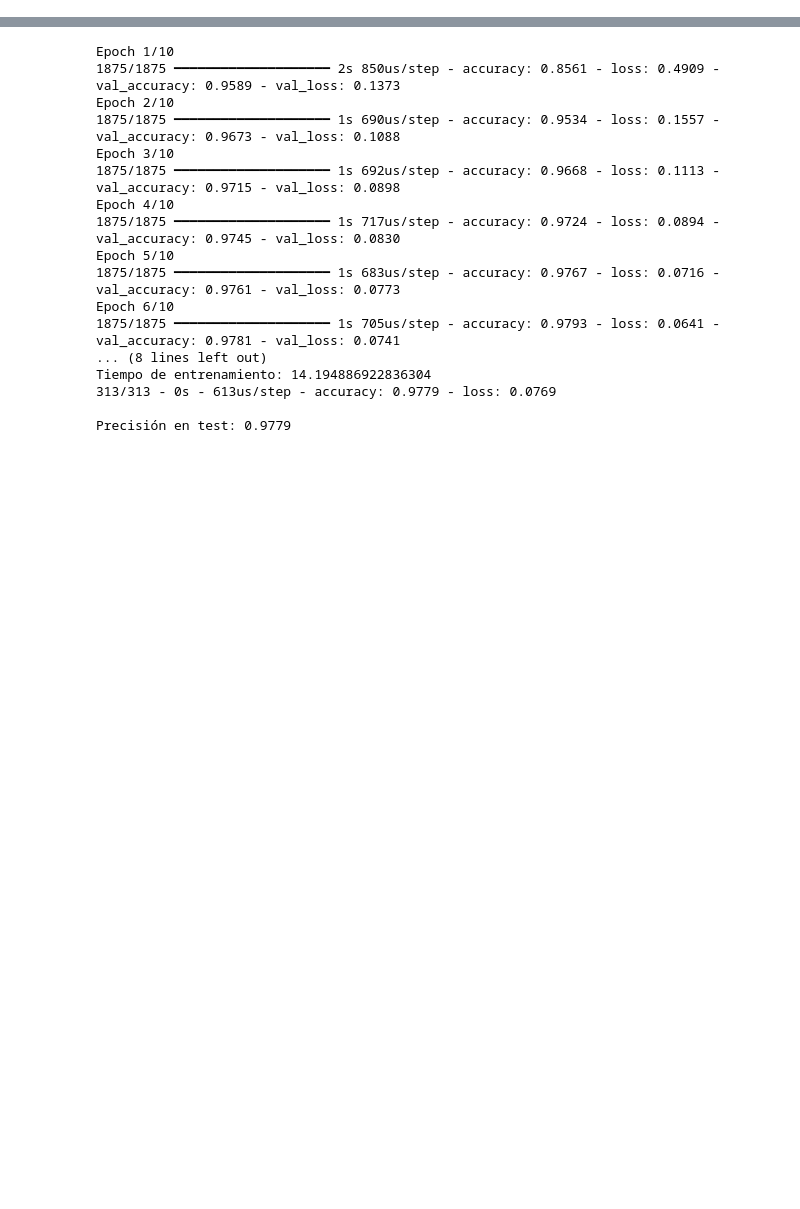
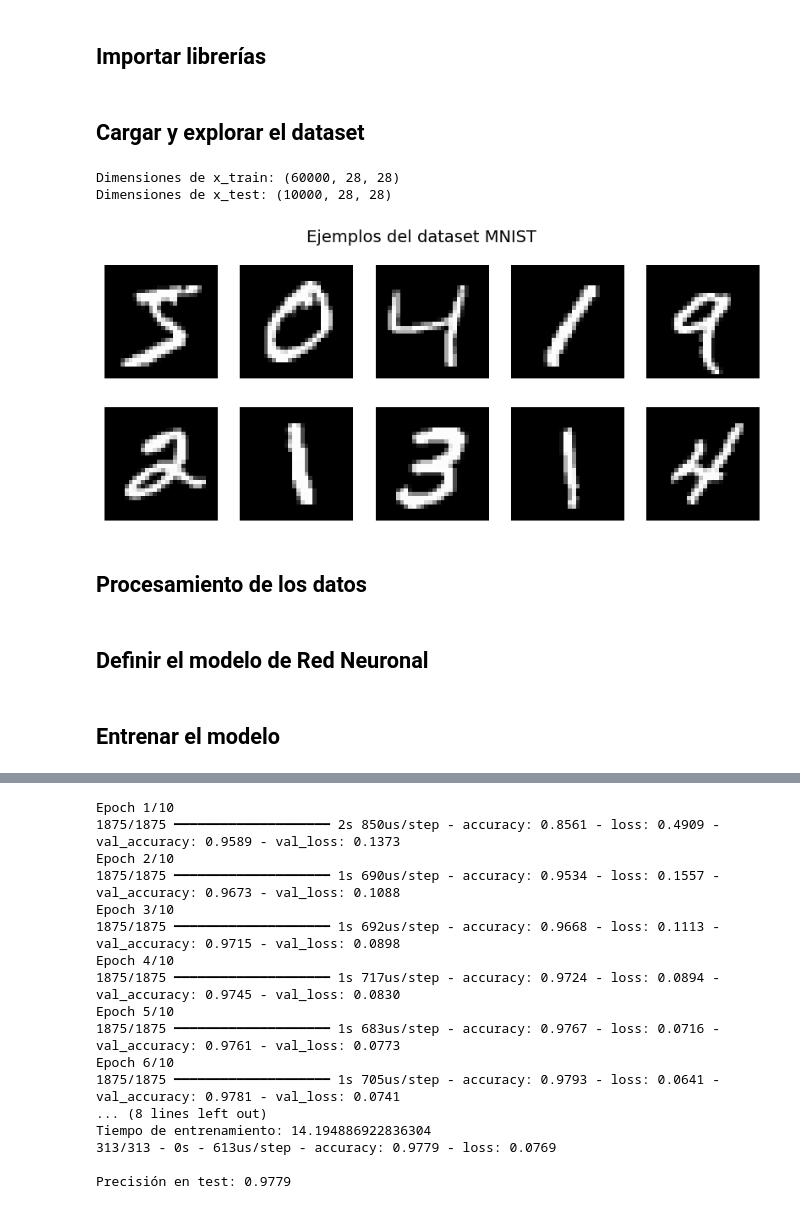
Before and after one commit to gdquintero/dia_matematicas_2025, a Jupyter notebook: mnist.ipynb, the cells around one changed output, grey strips where cells are left out. Cells and saved outputs as stored; diff of their text form; code cells hidden in the pictures; blank space fills up the shorter version.

```diff
--- a/mnist.ipynb
+++ b/mnist.ipynb
@@ -0,0 +13,2 @@
+# %% [markdown]
+## Importar librerías
@@ -0,0 +23,25 @@
+# %% [markdown]
+## Cargar y explorar el dataset
+# %%
+# Cargar el dataset MNIST
+mnist = keras.datasets.mnist
+(x_train, y_train), (x_test, y_test) = mnist.load_data()
+
+# Mostrar información básica del dataset
+print(f"Dimensiones de x_train: {x_train.shape}")  # (60000, 28, 28)
+print(f"Dimensiones de x_test: {x_test.shape}")  # (10000, 28, 28)
+
+# Visualizar algunas imágenes de dígitos
+plt.figure(figsize=(10, 4))
+for i in range(10):
+    plt.subplot(2, 5, i+1)
+    plt.imshow(x_train[i], cmap="gray")
+    plt.axis("off")
+plt.suptitle("Ejemplos del dataset MNIST", fontsize=14)
+plt.show()
+# %% [output]
+Dimensiones de x_train: (60000, 28, 28)
+Dimensiones de x_test: (10000, 28, 28)
+[figure, added]
+# %% [markdown]
+## Procesamiento de los datos
@@ -0,0 +52,2 @@
+# %% [markdown]
+## Definir el modelo de Red Neuronal
@@ -0,0 +67,2 @@
+# %% [markdown]
+## Entrenar el modelo
```
Also changed, not shown: parts of 10 cells of this notebook.
